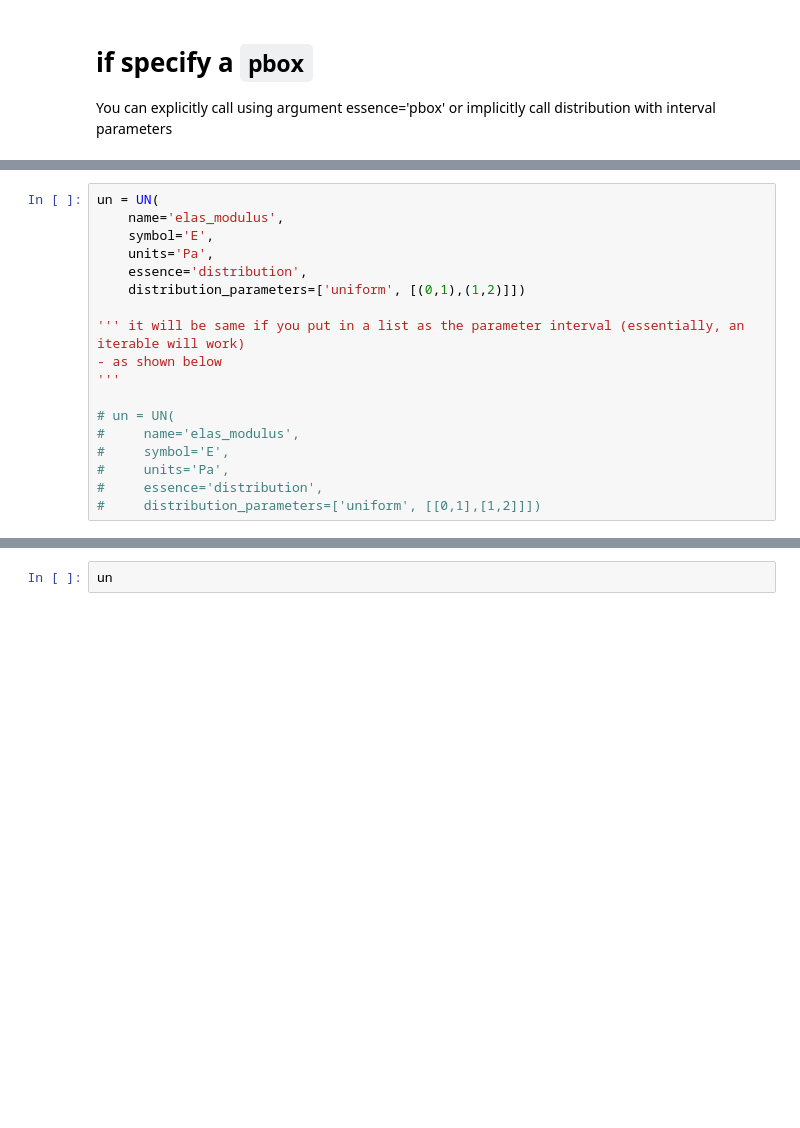
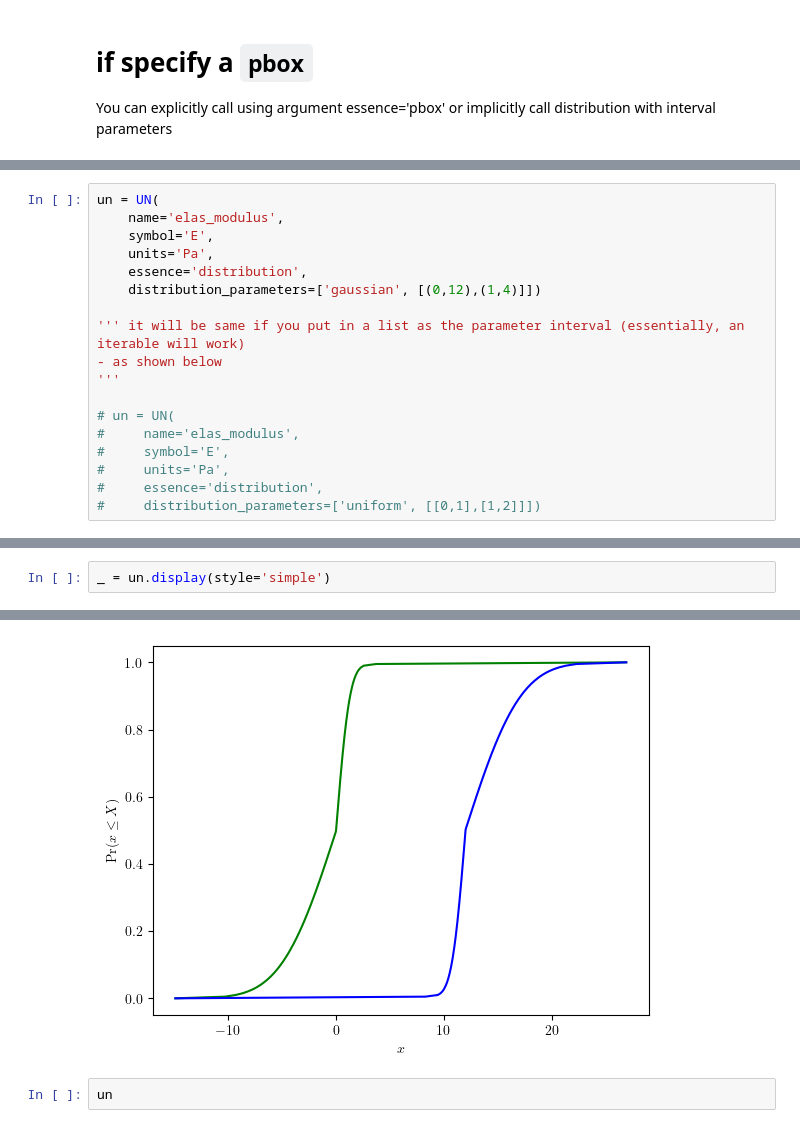
Before and after one commit to leslieDLcy/PyUncertainNumber, a Jupyter notebook: _personal/unglorfied_tests/Test_PyUncertainNumber000.ipynb, the cells around one changed output, grey strips where cells are left out. Saved outputs shown, nothing was run; the diff lists cells and outputs as text; blank space fills up the shorter version.

```diff
--- a/_personal/unglorfied_tests/Test_PyUncertainNumber000.ipynb
+++ b/_personal/unglorfied_tests/Test_PyUncertainNumber000.ipynb
@@ -141,7 +146,7 @@ un = UN(
     symbol='E',
     units='Pa',
     essence='distribution',
-    distribution_parameters=['uniform', [(0,1),(1,2)]])
+    distribution_parameters=['gaussian', [(0,12),(1,4)]])
 
 ''' it will be same if you put in a list as the parameter interval (essentially, an iterable will work)
 - as shown below
@@ -155,0 +164,3 @@ un = UN(
+# %%
+_ = un.display(style='simple')
+# %% [output]
@@ -156,3 +168,4 @@ un = UN(
+[figure, added]
 # %%
 un
 # %%
```
Also changed, not shown: parts of 12 cells of this notebook, 4 other files.
